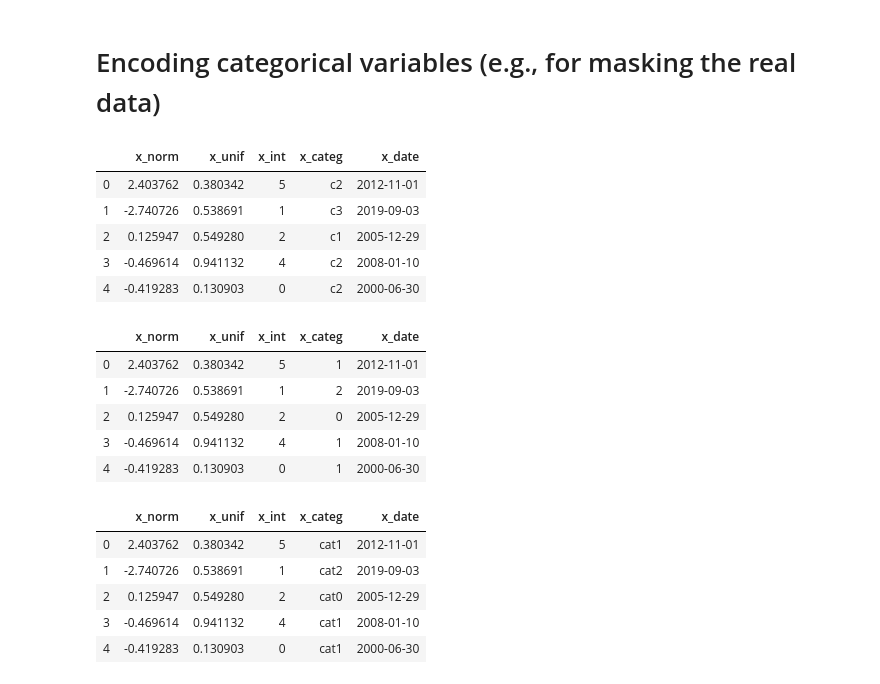
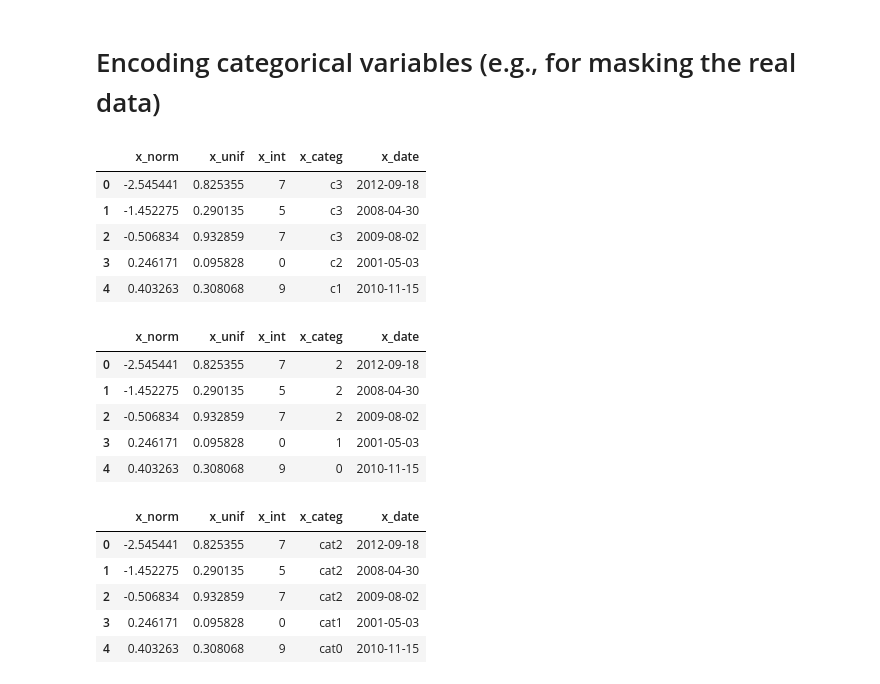
Before and after one commit to araskay/syndat, a Jupyter notebook: tutorial/syndat_usage_example.ipynb, the cells around one changed output. Drawn from its saved outputs; the diff is of its cells as text; code cells hidden in the pictures.

```diff
--- a/tutorial/syndat_usage_example.ipynb
+++ b/tutorial/syndat_usage_example.ipynb
@@ -177,7 +177,7 @@ dtype: int64
 # %%
 df['x_int'] = df['x_int'].fillna(0)
 # %%
-sd = syndat.SynDat(df, cols, multivariate=False, convert_dt=True)
+sd = sdg.DataGenerator(df, cols, multivariate=False, convert_dt=True)
 # %%
 df_samp = sd.get_sample(n=1000)
 df_samp.head()
@@ -217,13 +217,13 @@ ax.scatter(df_samp['x_norm'],df_samp['x_unif'])
 df_samp.head()
 # %% [output]
 |  | x_norm | x_unif | x_int | x_categ | x_date |
-| 0 | 2.403762 | 0.380342 | 5 | c2 | 2012-11-01 |
-| 1 | -2.740726 | 0.538691 | 1 | c3 | 2019-09-03 |
-| 2 | 0.125947 | 0.549280 | 2 | c1 | 2005-12-29 |
-| 3 | -0.469614 | 0.941132 | 4 | c2 | 2008-01-10 |
-| 4 | -0.419283 | 0.130903 | 0 | c2 | 2000-06-30 |
+| 0 | -2.545441 | 0.825355 | 7 | c3 | 2012-09-18 |
+| 1 | -1.452275 | 0.290135 | 5 | c3 | 2008-04-30 |
+| 2 | -0.506834 | 0.932859 | 7 | c3 | 2009-08-02 |
+| 3 | 0.246171 | 0.095828 | 0 | c2 | 2001-05-03 |
+| 4 | 0.403263 | 0.308068 | 9 | c1 | 2010-11-15 |
 # %%
-import label_encoder
+import syndat.label_encoder as label_encoder
 
 le_grp_dict = {
     'categ': [df_samp['x_categ']]
@@ -238,24 +238,24 @@ df_samp = le.encode(df_samp, le_dict)
 df_samp.head()
 # %% [output]
 |  | x_norm | x_unif | x_int | x_categ | x_date |
-| 0 | 2.403762 | 0.380342 | 5 | 1 | 2012-11-01 |
-| 1 | -2.740726 | 0.538691 | 1 | 2 | 2019-09-03 |
-| 2 | 0.125947 | 0.549280 | 2 | 0 | 2005-12-29 |
-| 3 | -0.469614 | 0.941132 | 4 | 1 | 2008-01-10 |
-| 4 | -0.419283 | 0.130903 | 0 | 1 | 2000-06-30 |
+| 0 | -2.545441 | 0.825355 | 7 | 2 | 2012-09-18 |
+| 1 | -1.452275 | 0.290135 | 5 | 2 | 2008-04-30 |
+| 2 | -0.506834 | 0.932859 | 7 | 2 | 2009-08-02 |
+| 3 | 0.246171 | 0.095828 | 0 | 1 | 2001-05-03 |
+| 4 | 0.403263 | 0.308068 | 9 | 0 | 2010-11-15 |
 # %%
 # adding prefix to the encoded categories
 prefix_dict = {
     'x_categ': 'cat'
 }
 
-df_samp = le.add_prefix(df_samp, prefix_dict)
+df_samp = label_encoder.add_prefix(df_samp, prefix_dict)
 
 df_samp.head()
 # %% [output]
 |  | x_norm | x_unif | x_int | x_categ | x_date |
-| 0 | 2.403762 | 0.380342 | 5 | cat1 | 2012-11-01 |
-| 1 | -2.740726 | 0.538691 | 1 | cat2 | 2019-09-03 |
-| 2 | 0.125947 | 0.549280 | 2 | cat0 | 2005-12-29 |
-| 3 | -0.469614 | 0.941132 | 4 | cat1 | 2008-01-10 |
-| 4 | -0.419283 | 0.130903 | 0 | cat1 | 2000-06-30 |
+| 0 | -2.545441 | 0.825355 | 7 | cat2 | 2012-09-18 |
+| 1 | -1.452275 | 0.290135 | 5 | cat2 | 2008-04-30 |
+| 2 | -0.506834 | 0.932859 | 7 | cat2 | 2009-08-02 |
+| 3 | 0.246171 | 0.095828 | 0 | cat1 | 2001-05-03 |
+| 4 | 0.403263 | 0.308068 | 9 | cat0 | 2010-11-15 |
```
Also changed, not shown: parts of 11 cells of this notebook, 1 other file.
